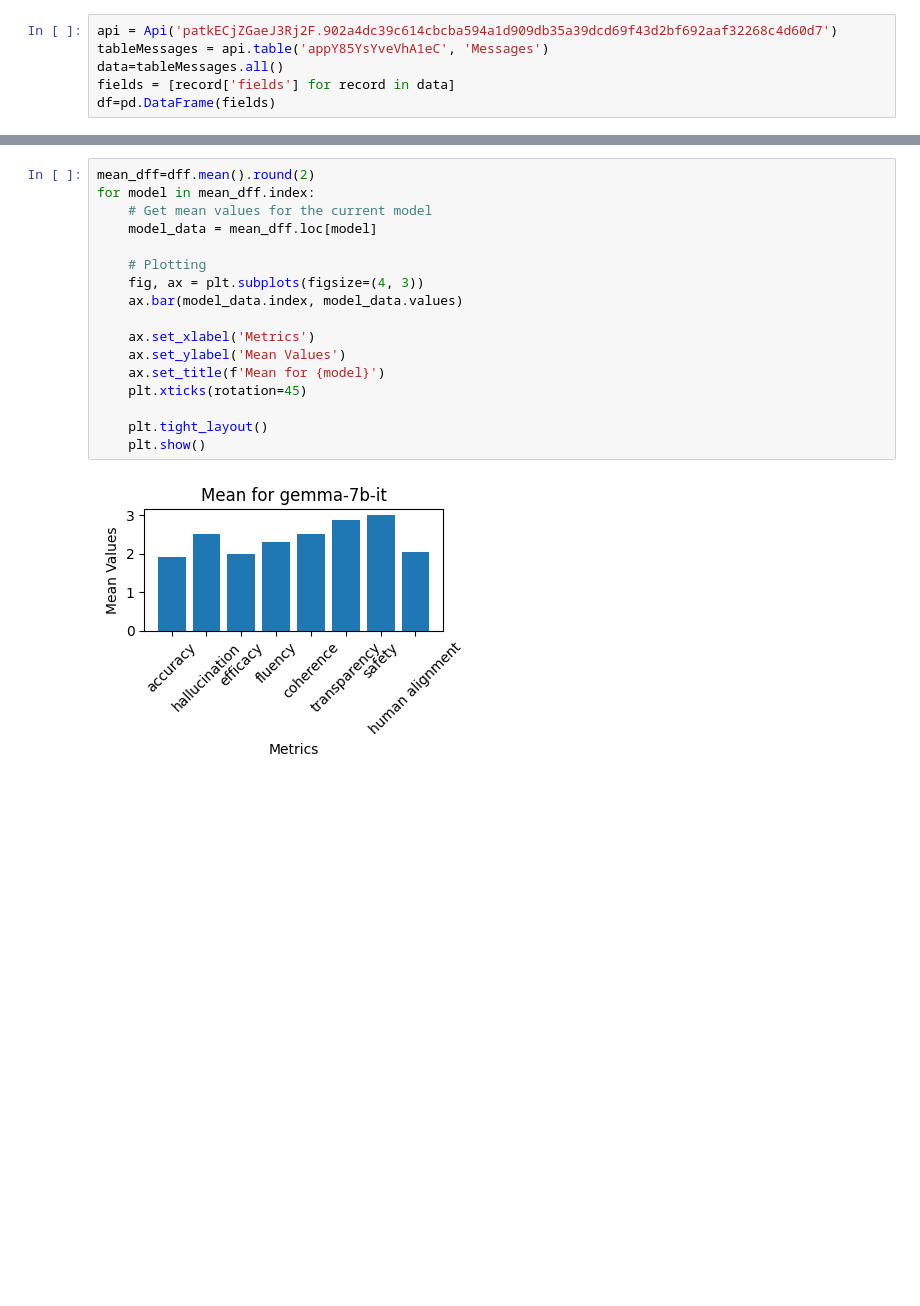
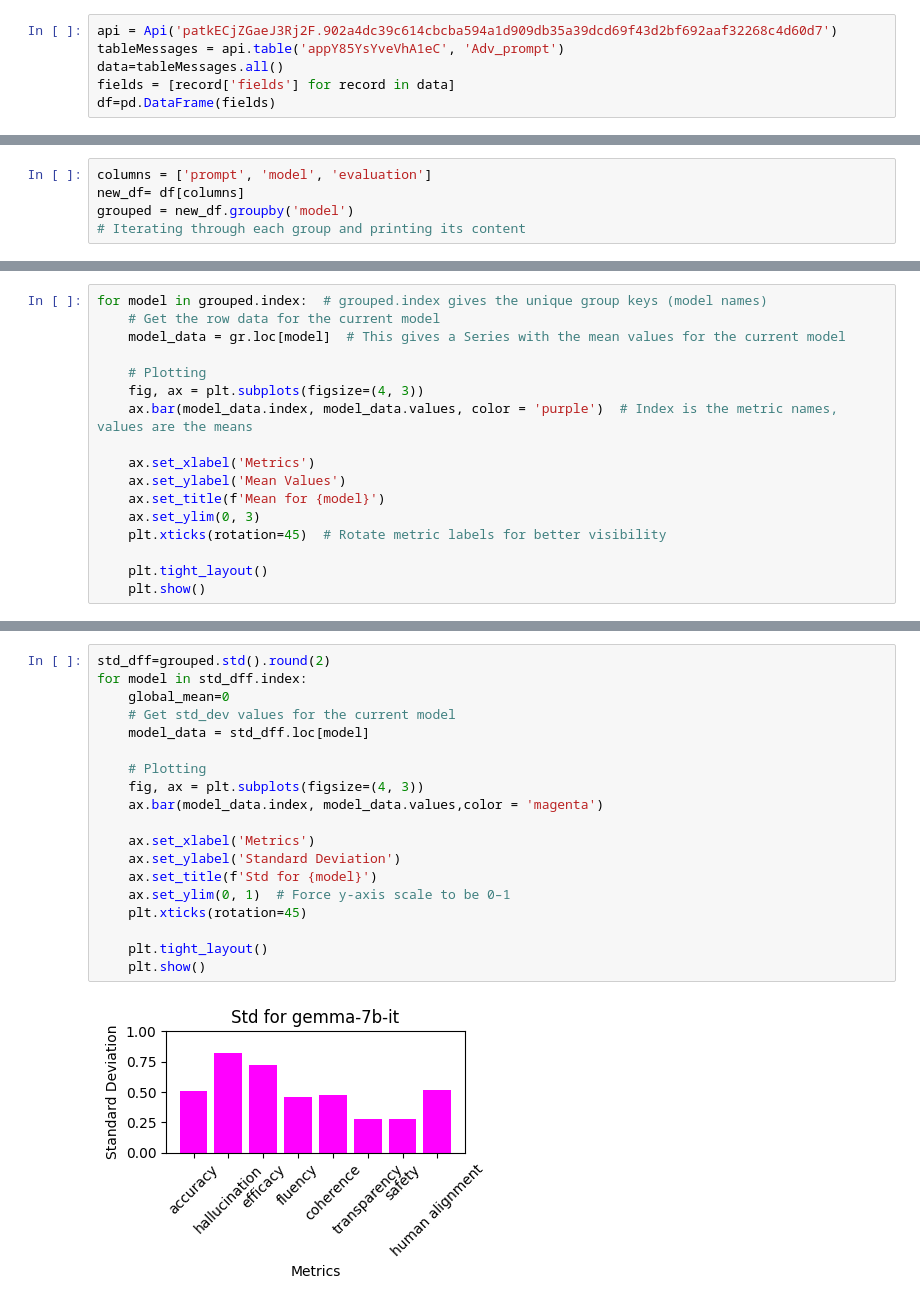
Before and after one commit to alb1c/Stage-AI-sales-agent, a Jupyter notebook: stats.ipynb, the cells around one changed output, grey strips where cells are left out. Cells and saved outputs as stored; diff of their text form; blank space fills up the shorter version.

```diff
--- a/stats.ipynb
+++ b/stats.ipynb
@@ -9,6 +33,6 @@ import seaborn as sns
 # %%
 api = Api('patkECjZGaeJ3Rj2F.902a4dc39c614cbcba594a1d909db35a39dcd69f43d2bf692aaf32268c4d60d7')
-tableMessages = api.table('appY85YsYveVhA1eC', 'Messages')
+tableMessages = api.table('appY85YsYveVhA1eC', 'Adv_prompt')
 data=tableMessages.all()
 fields = [record['fields'] for record in data]
 df=pd.DataFrame(fields)
@@ -49,0 +62,5 @@ print(dff.head)
+# %%
+columns = ['prompt', 'model', 'evaluation']
+new_df= df[columns]
+grouped = new_df.groupby('model')
+# Iterating through each group and printing its content
@@ -49,0 +83,17 @@ print(dff.head)
+# %%
+for model in grouped.index:  # grouped.index gives the unique group keys (model names)
+    # Get the row data for the current model
+    model_data = gr.loc[model]  # This gives a Series with the mean values for the current model
+
+    # Plotting
+    fig, ax = plt.subplots(figsize=(4, 3))
+    ax.bar(model_data.index, model_data.values, color = 'purple')  # Index is the metric names, values are the means
+
+    ax.set_xlabel('Metrics')
+    ax.set_ylabel('Mean Values')
+    ax.set_title(f'Mean for {model}')
+    ax.set_ylim(0, 3)
+    plt.xticks(rotation=45)  # Rotate metric labels for better visibility
+
+    plt.tight_layout()
+    plt.show()
@@ -50,19 +106,21 @@ print(dff.head)
 # %%
-mean_dff=dff.mean().round(2)
-for model in mean_dff.index:
-    # Get mean values for the current model
-    model_data = mean_dff.loc[model]
+std_dff=grouped.std().round(2)
+for model in std_dff.index:
+    global_mean=0
+    # Get std_dev values for the current model
+    model_data = std_dff.loc[model]
 
     # Plotting
     fig, ax = plt.subplots(figsize=(4, 3))
-    ax.bar(model_data.index, model_data.values)
+    ax.bar(model_data.index, model_data.values,color = 'magenta')
 
     ax.set_xlabel('Metrics')
-    ax.set_ylabel('Mean Values')
-    ax.set_title(f'Mean for {model}')
+    ax.set_ylabel('Standard Deviation')
+    ax.set_title(f'Std for {model}')
+    ax.set_ylim(0, 1)  # Force y-axis scale to be 0–1
     plt.xticks(rotation=45)
 
     plt.tight_layout()
     plt.show()
 # %% [output]
-[figure, old version]
+[figure, new version]
```
Also changed, not shown: parts of 13 cells of this notebook, 2 other files.
